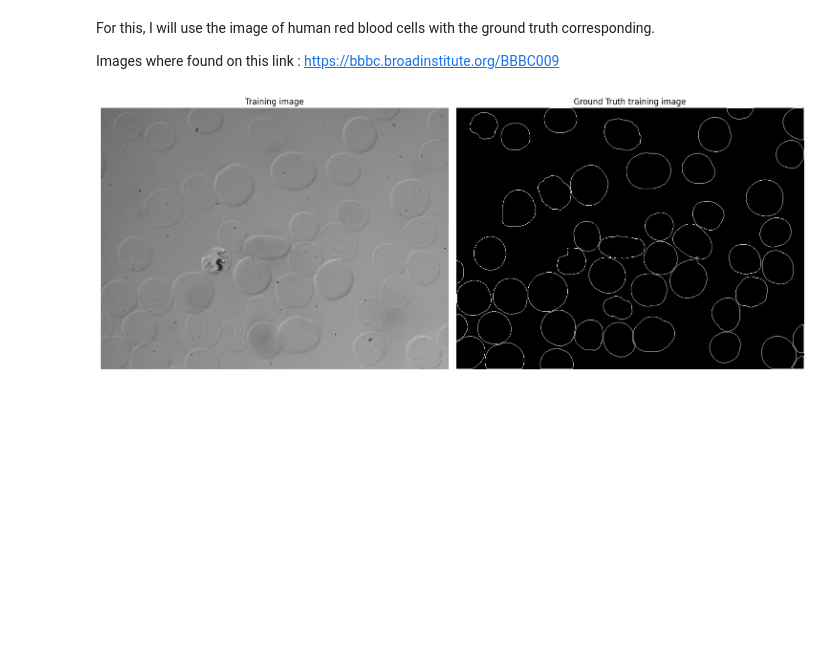
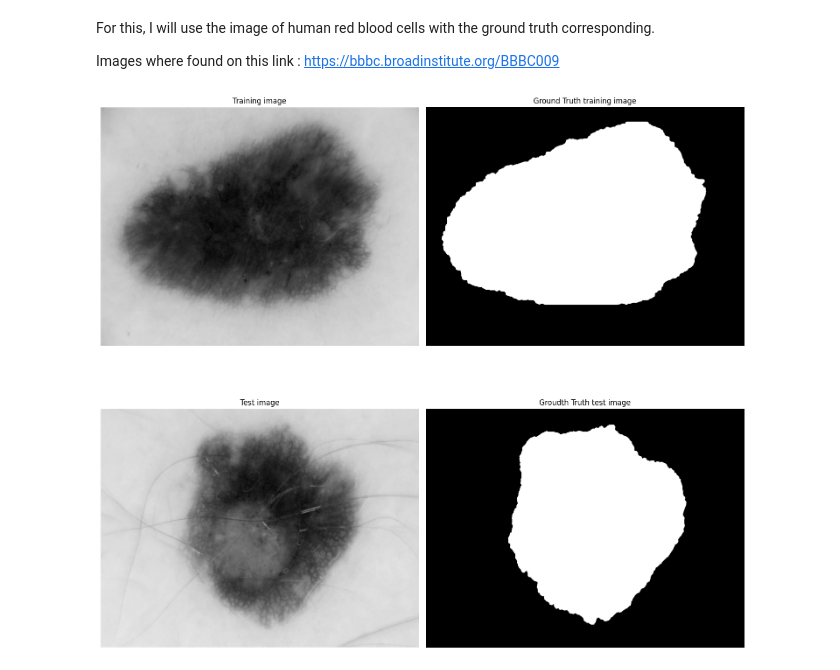
Before and after one commit to kindachamma1/ComputerVision2025, a Jupyter notebook: Exercise2_Sol.ipynb, the cells around one changed output. Cells and saved outputs as stored; diff of their text form; code cells hidden in the pictures; blank space fills up the shorter version.

```diff
--- a/Exercise2_Sol.ipynb
+++ b/Exercise2_Sol.ipynb
@@ -157,30 +157,45 @@ Images where found on this link : https://bbbc.broadinstitute.org/BBBC009
 # %%
 # 1. Visualize the images
 import matplotlib.pyplot as plt
 import os
 from matplotlib import gridspec
 
-# Path of the folder in your google drive unit where you have the images:
-
 path = '/content/sample_data/'
 
-I_train = sk.io.imread(os.path.join(path,'6hr-002-DIC.tif'))
-I_train_GT = sk.io.imread(os.path.join(path,'6hr-002-DIC-GT.tif'))
+I_train = sk.io.imread(os.path.join(path,'train.jpg'))
+I_train_GT = sk.io.imread(os.path.join(path,'train_Groundtruth.png'))
+I_test = sk.io.imread(os.path.join(path,'test.jpg'))
+I_test_GT = sk.io.imread(os.path.join(path,'test_Groundtruth.png'))
+
+# Transform train and test images to grey scale
+I_train = sk.color.rgb2gray(I_train)
+I_test = sk.color.rgb2gray(I_test)
+
 
 fig = plt.figure(figsize=(15, 15))
 gs = gridspec.GridSpec(2, 2)
 
 ax0 = fig.add_subplot(gs[0,0])
 ax0.imshow(I_train, cmap=plt.cm.gray)
 ax0.set_title('Training image')
 ax0.set_axis_off()
 
 ax1 = fig.add_subplot(gs[0,1])
 ax1.imshow(I_train_GT, cmap=plt.cm.gray)
 ax1.set_title('Ground Truth training image')
 ax1.set_axis_off()
 
+ax2 = fig.add_subplot(gs[1,0])
+ax2.imshow(I_test, cmap=plt.cm.gray)
+ax2.set_title('Test image')
+ax2.set_axis_off()
+
+ax3 = fig.add_subplot(gs[1,1])
+ax3.imshow(I_test_GT, cmap=plt.cm.gray)
+ax3.set_title('Groudth Truth test image')
+ax3.set_axis_off()
+
 plt.tight_layout()
 plt.show()
 # %% [output]
-[figure, old version]
+[figure, new version]
```
Also changed, not shown: parts of 2 cells of this notebook.
